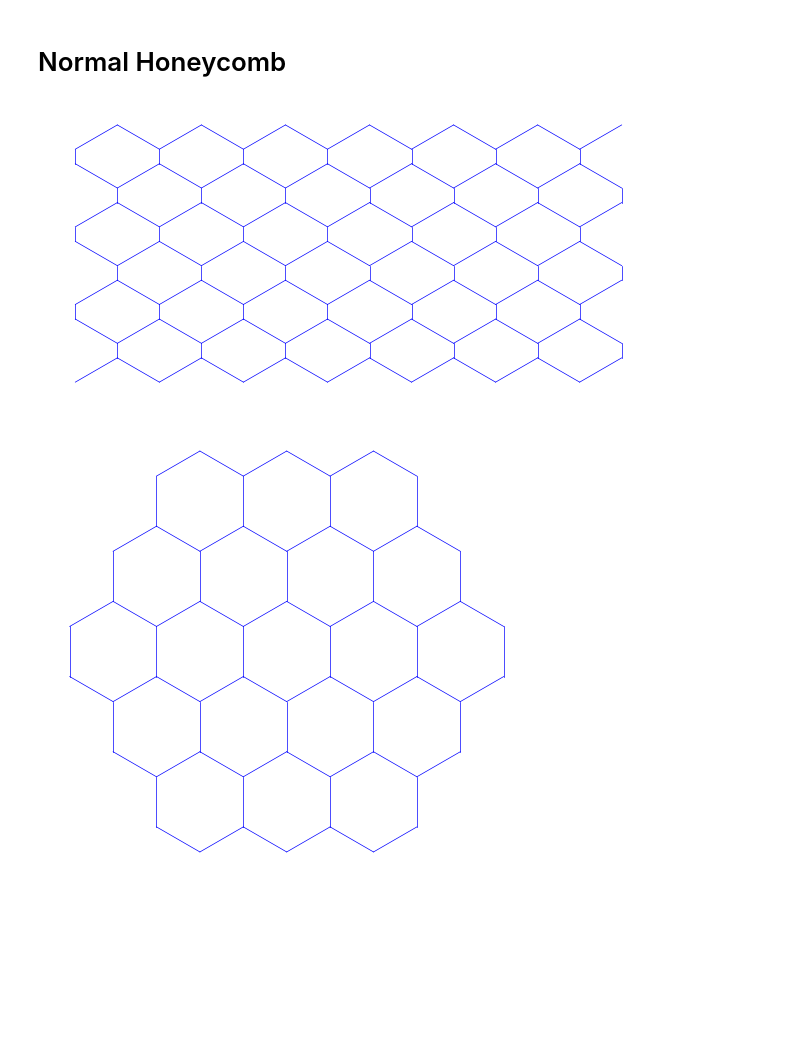
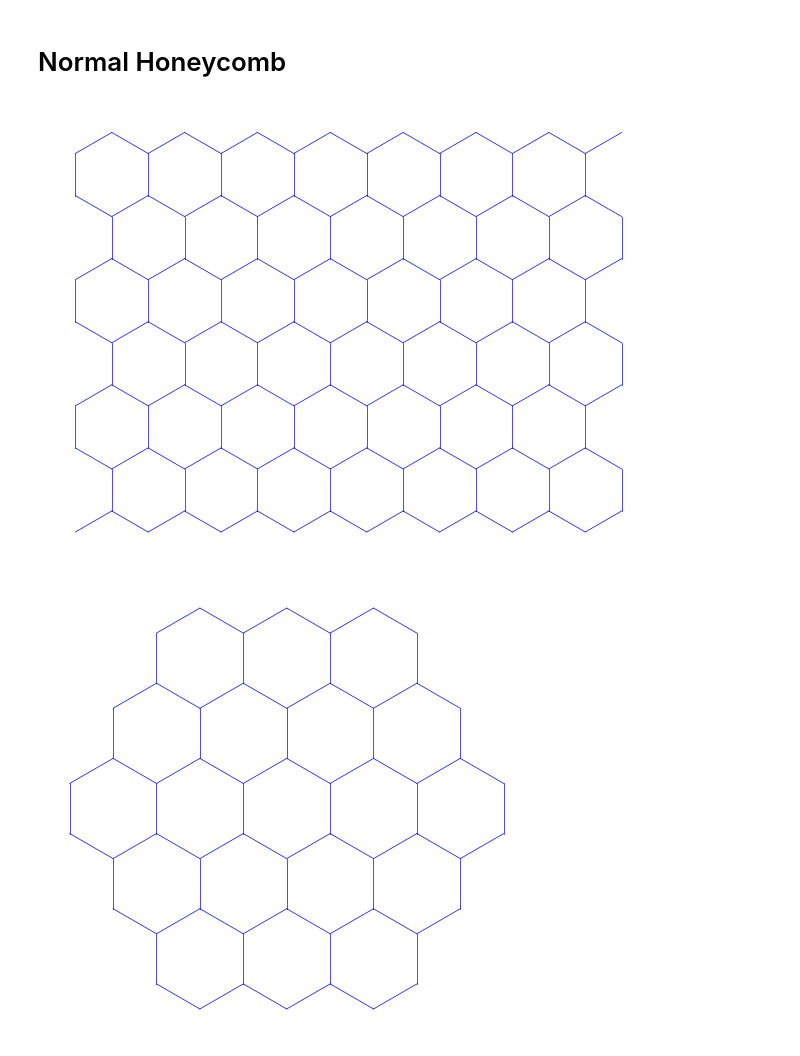
Before and after one commit to WangChenChih/KitaevDensityMatrix, a Jupyter notebook: figures_original_files/figure-generate.ipynb, the cells around one changed output. Saved outputs shown, nothing was run; the diff lists cells and outputs as text; code cells hidden in the pictures; blank space fills up the shorter version.

Commit message:
modify the figures

```diff
--- a/figures_original_files/figure-generate.ipynb
+++ b/figures_original_files/figure-generate.ipynb
@@ -13,18 +13,19 @@ illu = gil.LatticeCreation()
 # %% [markdown]
 # Normal Honeycomb
 # %%
-pair_x, pair_y, dual_lattice_x, dual_lattice_y, num_pair = illu.HoneycombLatticeEdge(width=int(7), height=int(13), latconst=1, vertical_length=0.3)
+#pair_x, pair_y, dual_lattice_x, dual_lattice_y, num_pair = illu.HoneycombLatticeEdge(width=int(7), height=int(13), latconst=1, vertical_length=0.3)
+pair_x, pair_y, dual_lattice_x, dual_lattice_y, num_pair = illu.HoneycombLatticeEdge(width=int(8), height=int(13), latconst=1)
 
 plt.figure()
 for i in range(num_pair):
     plt.plot(pair_x[i,:], pair_y[i,:], 'b-', linewidth=0.5)
 #plt.scatter(dual_x, dual_y, c='k', s=15)    # plot dual lattice points
 plt.gca().set_aspect('equal', adjustable='box')
 plt.gca().set_axis_off()
 plt.tight_layout()
 plt.savefig('example.svg', format='svg')
 # %% [output]
-[figure, old version]
+[figure, new version]
 # %%
 pair_x, pair_y, leng = illu.HoneycombLatticeEdge_Center(layer=3, latconst=1)
 
```
Also changed, not shown: 4 other files.
